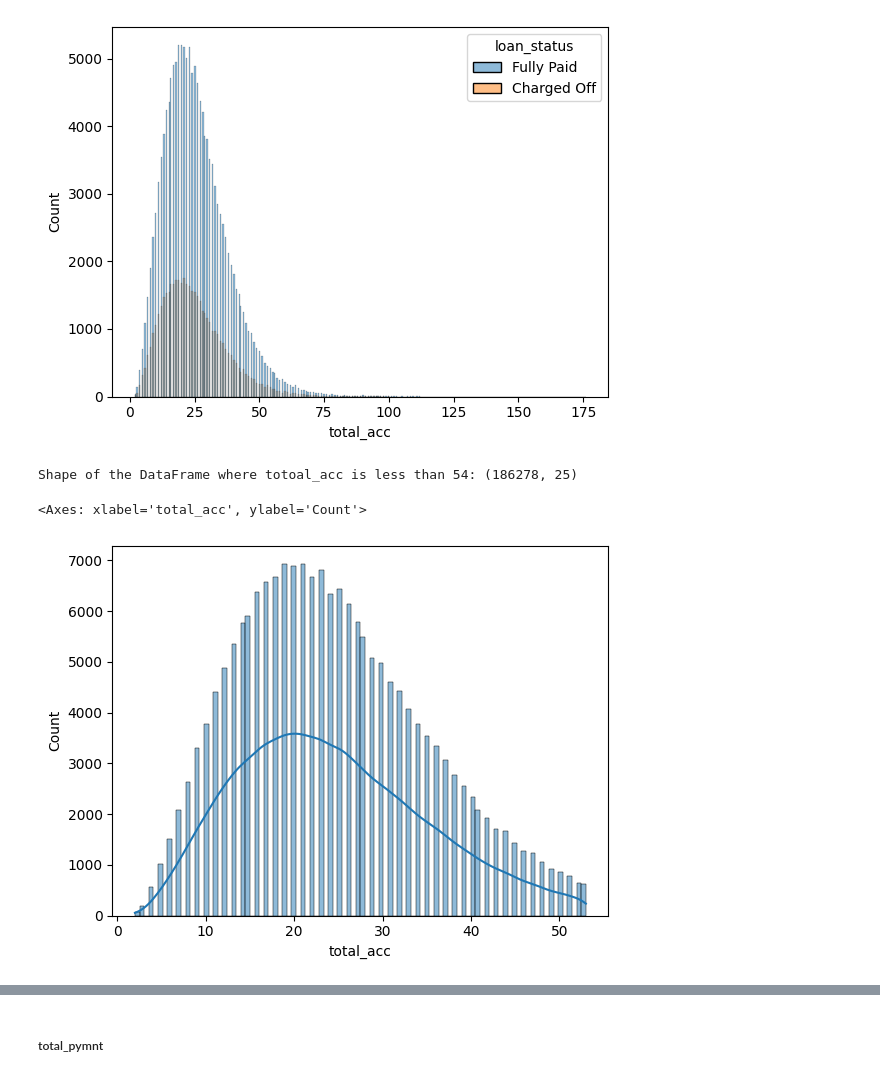
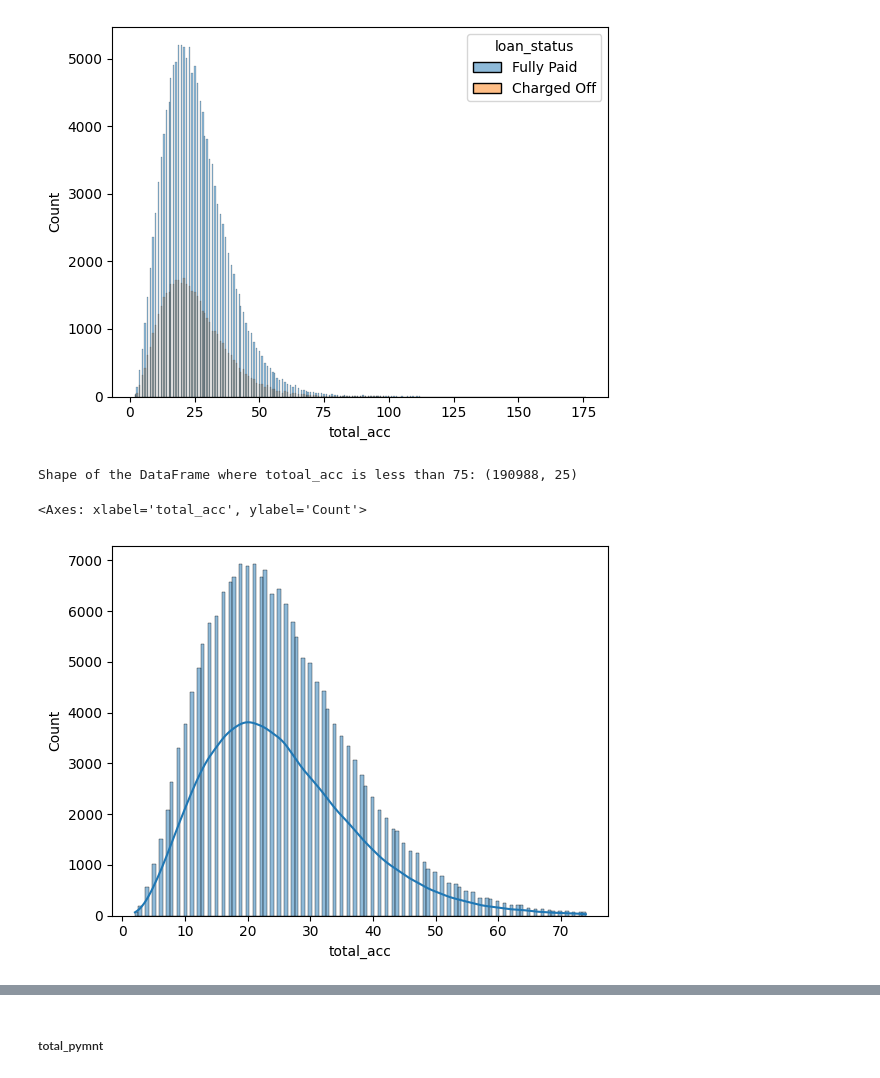
Before and after one commit to SenithDilitha/AIAndInnovation, a Jupyter notebook: LoanStatusPrediction/loan_status_prediction.ipynb, the cells around one changed output, grey strips where cells are left out. Cells and saved outputs as stored; diff of their text form; code cells hidden in the pictures.

```diff
--- a/LoanStatusPrediction/loan_status_prediction.ipynb
+++ b/LoanStatusPrediction/loan_status_prediction.ipynb
@@ -518,17 +526,17 @@ sns.histplot(data=df_modified, x='total_acc', hue='loan_status')
 <Axes: xlabel='total_acc', ylabel='Count'>
 [figure]
 # %%
-threshold = 54
+threshold = 75
 filtered_df = df_modified[df_modified['total_acc'] < threshold]
 
 # Check the shape of the filtered DataFrame
 print(f"Shape of the DataFrame where totoal_acc is less than {threshold}:", filtered_df.shape)
 
 sns.histplot(filtered_df['total_acc'], kde = True)
 # %% [output]
-Shape of the DataFrame where totoal_acc is less than 54: (186278, 25)
+Shape of the DataFrame where totoal_acc is less than 75: (190988, 25)
 <Axes: xlabel='total_acc', ylabel='Count'>
-[figure, old version]
+[figure, new version]
 # %%
 sns.boxplot(x='loan_status', y='total_acc', data=filtered_df)
 # %% [output]
```
Also changed, not shown: parts of 31 cells of this notebook.
